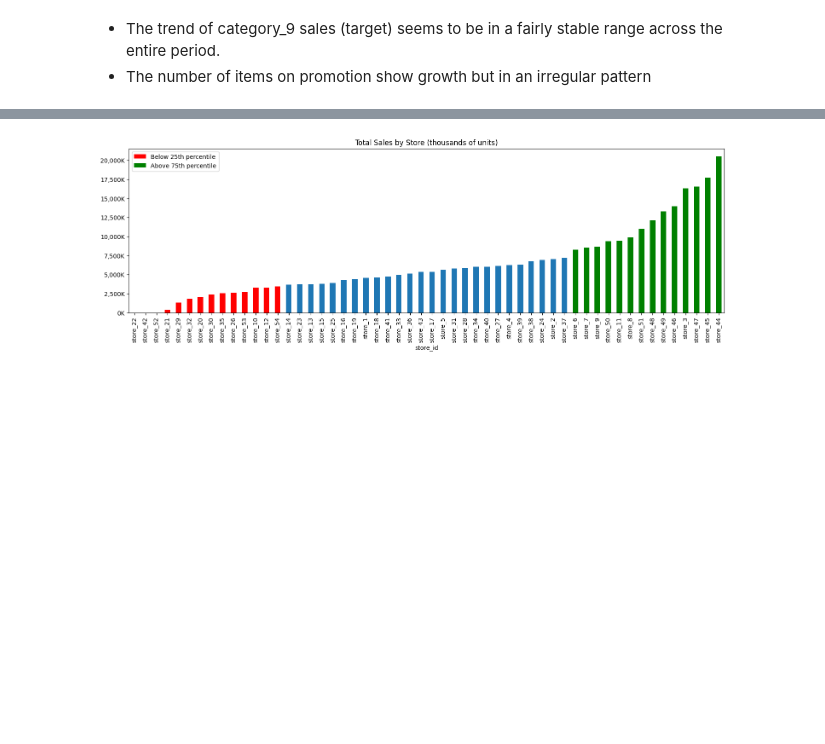
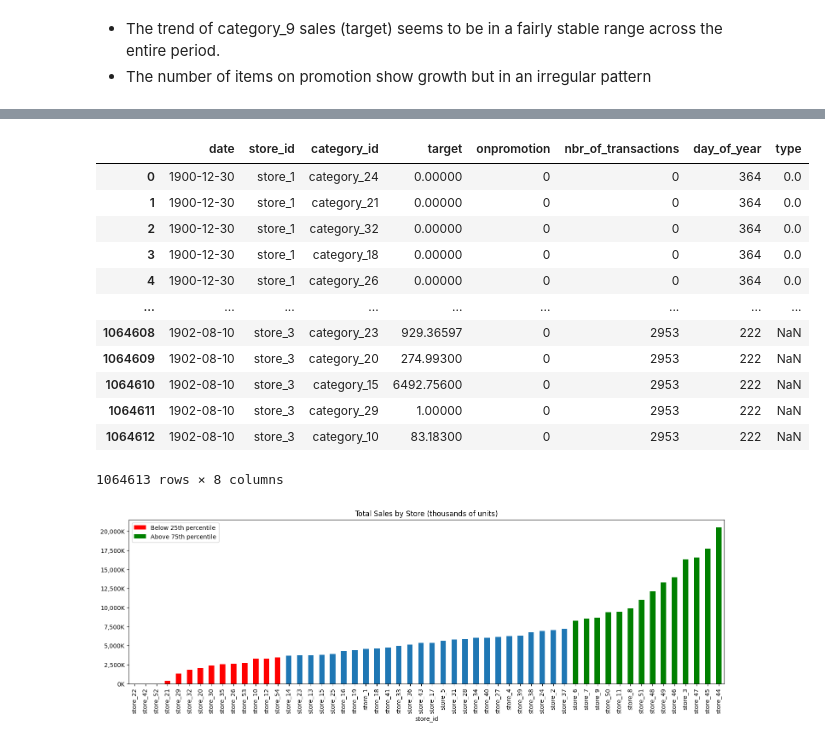
Before and after one commit to Rama-Mwenda/Iridium_Stores_Forecast, a Jupyter notebook: Notebooks/analysis.ipynb, the cells around one changed output, grey strips where cells are left out. Saved outputs shown, nothing was run; the diff lists cells and outputs as text; code cells hidden in the pictures; blank space fills up the shorter version.

```diff
--- a/Notebooks/analysis.ipynb
+++ b/Notebooks/analysis.ipynb
@@ -223,0 +237,3 @@ plt.show()
+# %%
+df['day_of_year'] = df['date'].dt.day_of_year
+df
@@ -223,0 +254,4 @@ plt.show()
+# %%
+holidays = pd.read_csv('../Data/holidays.csv')
+holidays['date'] = pd.to_datetime(holidays['date'], dayfirst=True)
+holidays = holidays.drop_duplicates()
@@ -224,3 +272,19 @@ plt.show()
+# %%
+pd.merge(df, holidays, on='date', how='left')
+# %% [output]
+|  | date | store_id | category_id | target | onpromotion | nbr_of_transactions | day_of_year | type |
+| 0 | 1900-12-30 | store_1 | category_24 | 0.00000 | 0 | 0 | 364 | 0.0 |
+| 1 | 1900-12-30 | store_1 | category_21 | 0.00000 | 0 | 0 | 364 | 0.0 |
+| 2 | 1900-12-30 | store_1 | category_32 | 0.00000 | 0 | 0 | 364 | 0.0 |
+| 3 | 1900-12-30 | store_1 | category_18 | 0.00000 | 0 | 0 | 364 | 0.0 |
+| 4 | 1900-12-30 | store_1 | category_26 | 0.00000 | 0 | 0 | 364 | 0.0 |
+| ... | ... | ... | ... | ... | ... | ... | ... | ... |
+| 1064608 | 1902-08-10 | store_3 | category_23 | 929.36597 | 0 | 2953 | 222 | NaN |
+| 1064609 | 1902-08-10 | store_3 | category_20 | 274.99300 | 0 | 2953 | 222 | NaN |
+| 1064610 | 1902-08-10 | store_3 | category_15 | 6492.75600 | 0 | 2953 | 222 | NaN |
+| 1064611 | 1902-08-10 | store_3 | category_29 | 1.00000 | 0 | 2953 | 222 | NaN |
+| 1064612 | 1902-08-10 | store_3 | category_10 | 83.18300 | 0 | 2953 | 222 | NaN |
+1064613 rows × 8 columns
 # %%
 # Chec# Checking total store sales over the period
 df_sales = df[['store_id','target']].groupby('store_id').sum().sort_values(by='target')
```
Also changed, not shown: parts of 3 cells of this notebook, 6 other files.
